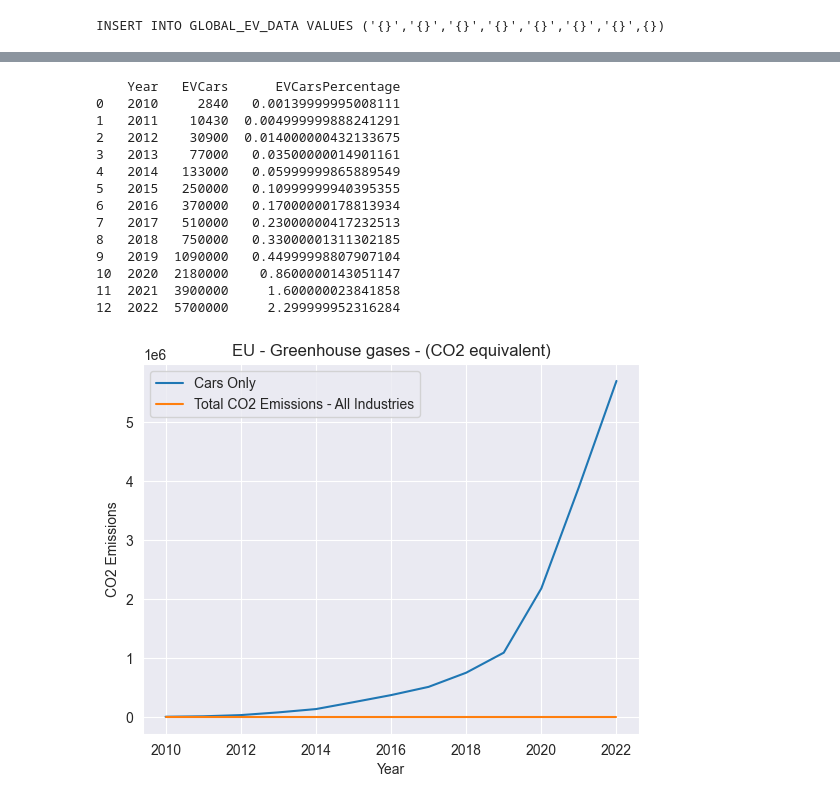
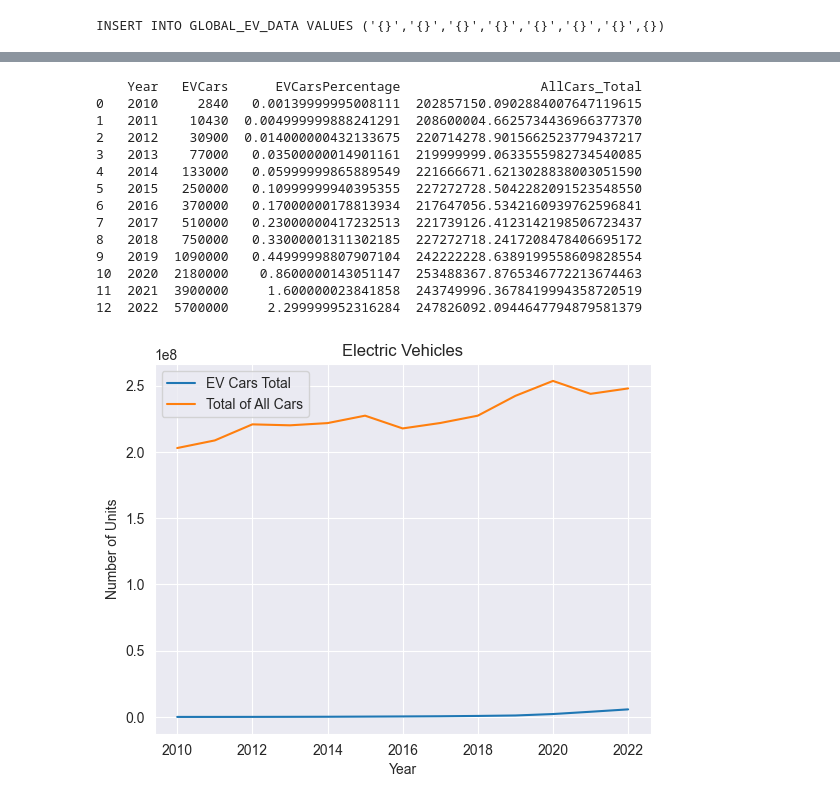
Before and after one commit to BrianRiera/CA_Database-Analytics, a Jupyter notebook: EV Sales.ipynb, the cells around one changed output, grey strips where cells are left out. Saved outputs shown, nothing was run; the diff lists cells and outputs as text; code cells hidden in the pictures.

Commit message:
Updated Graph

```diff
--- a/EV Sales.ipynb
+++ b/EV Sales.ipynb
@@ -187,40 +187,43 @@ finally:
 # %%
 import pandas as pd
 import matplotlib.pyplot as plt
 
 df = pd.DataFrame(allEVCars, columns =['Year', 'EVCars'])
 sorted_df_cars = df.sort_values('Year').reindex()
 #print(sorted_df_cars)
 
 df1 = pd.DataFrame(allEVCarsPercentage, columns =['Year', 'EVCarsPercentage'])
 sorted_df_all = df1.sort_values('Year').reindex()
 #print(sorted_df_all)
 
 df_combined = pd.merge(sorted_df_cars, sorted_df_all, on='Year')
 
+# using apply function to create a new column
+df_combined['AllCars_Total'] = df_combined.apply(lambda row: 100*row.EVCars/row.EVCarsPercentage, axis = 1)
+
 print(df_combined)
 
-plt.plot(df_combined['Year'], df_combined['EVCars'], label = 'Cars Only')
-plt.plot(df_combined['Year'], df_combined['EVCarsPercentage'], label = 'Total CO2 Emissions - All Industries')
-plt.title("EU - Greenhouse gases - (CO2 equivalent)")
+plt.plot(df_combined['Year'], df_combined['EVCars'], label = 'EV Cars Total')
+plt.plot(df_combined['Year'], df_combined['AllCars_Total'], label = 'Total of All Cars')
+plt.title("Electric Vehicles")
 plt.xlabel('Year')
-plt.ylabel('CO2 Emissions')
+plt.ylabel('Number of Units')
 plt.legend()
 #plt.ylim(0, df_combined.max().iloc[2] + 1000000)
 plt.show()
 # %% [output]
-    Year   EVCars      EVCarsPercentage
-0   2010     2840   0.00139999995008111
-1   2011    10430  0.004999999888241291
-2   2012    30900  0.014000000432133675
-3   2013    77000   0.03500000014901161
-4   2014   133000   0.05999999865889549
-5   2015   250000   0.10999999940395355
-6   2016   370000   0.17000000178813934
-7   2017   510000   0.23000000417232513
-8   2018   750000   0.33000001311302185
-9   2019  1090000   0.44999998807907104
-10  2020  2180000    0.8600000143051147
-11  2021  3900000     1.600000023841858
-12  2022  5700000     2.299999952316284
+    Year   EVCars      EVCarsPercentage                  AllCars_Total
+0   2010     2840   0.00139999995008111  202857150.0902884007647119615
+1   2011    10430  0.004999999888241291  208600004.6625734436966377370
+2   2012    30900  0.014000000432133675  220714278.9015662523779437217
+3   2013    77000   0.03500000014901161  219999999.0633555982734540085
+4   2014   133000   0.05999999865889549  221666671.6213028838003051590
+5   2015   250000   0.10999999940395355  227272728.5042282091523548550
+6   2016   370000   0.17000000178813934  217647056.5342160939762596841
+7   2017   510000   0.23000000417232513  221739126.4123142198506723437
+8   2018   750000   0.33000001311302185  227272718.2417208478406695172
+9   2019  1090000   0.44999998807907104  242222228.6389199558609828554
+10  2020  2180000    0.8600000143051147  253488367.8765346772213674463
+11  2021  3900000     1.600000023841858  243749996.3678419994358720519
+12  2022  5700000     2.299999952316284  247826092.0944647794879581379
-[figure, old version]
+[figure, new version]
```
